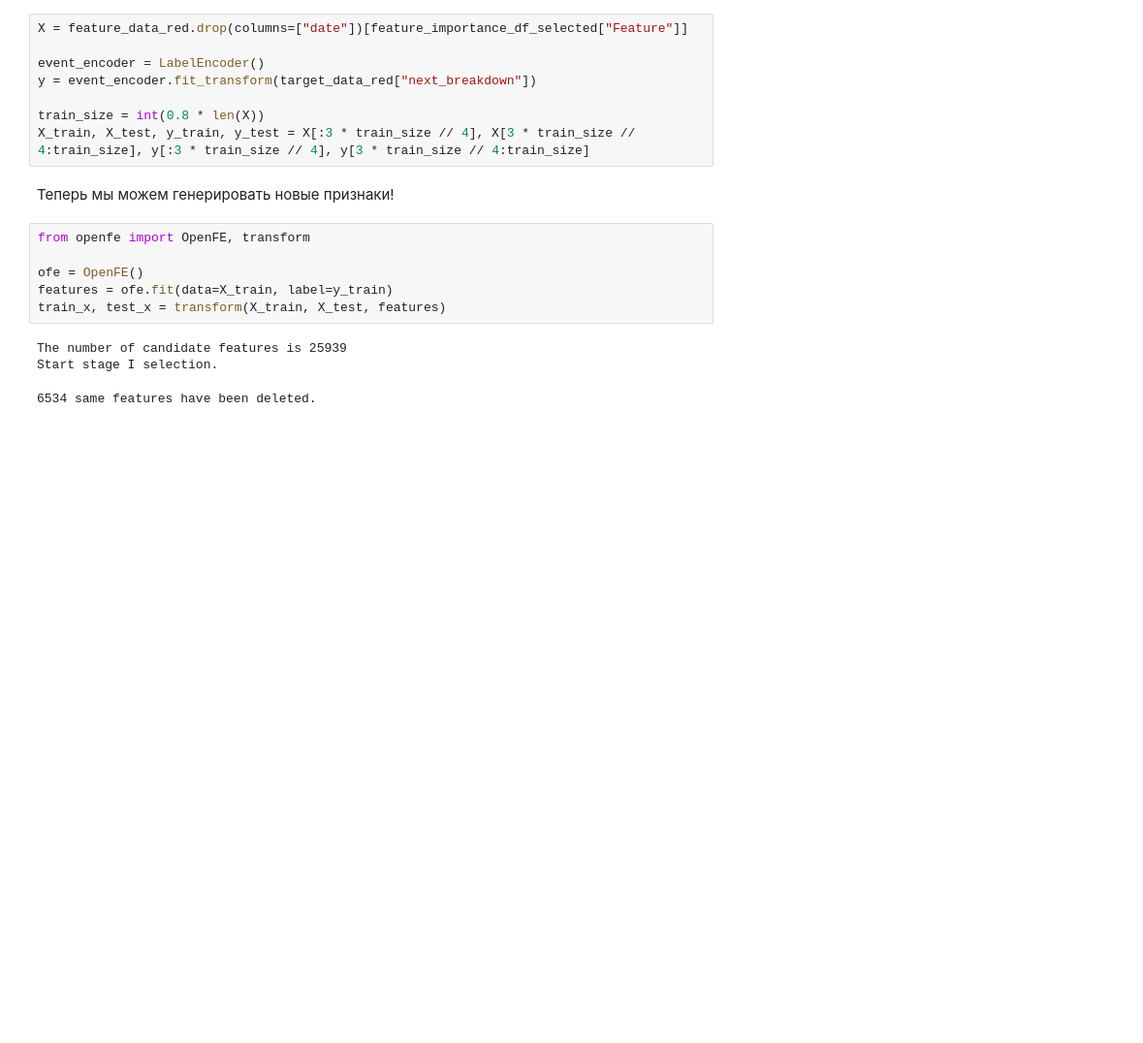
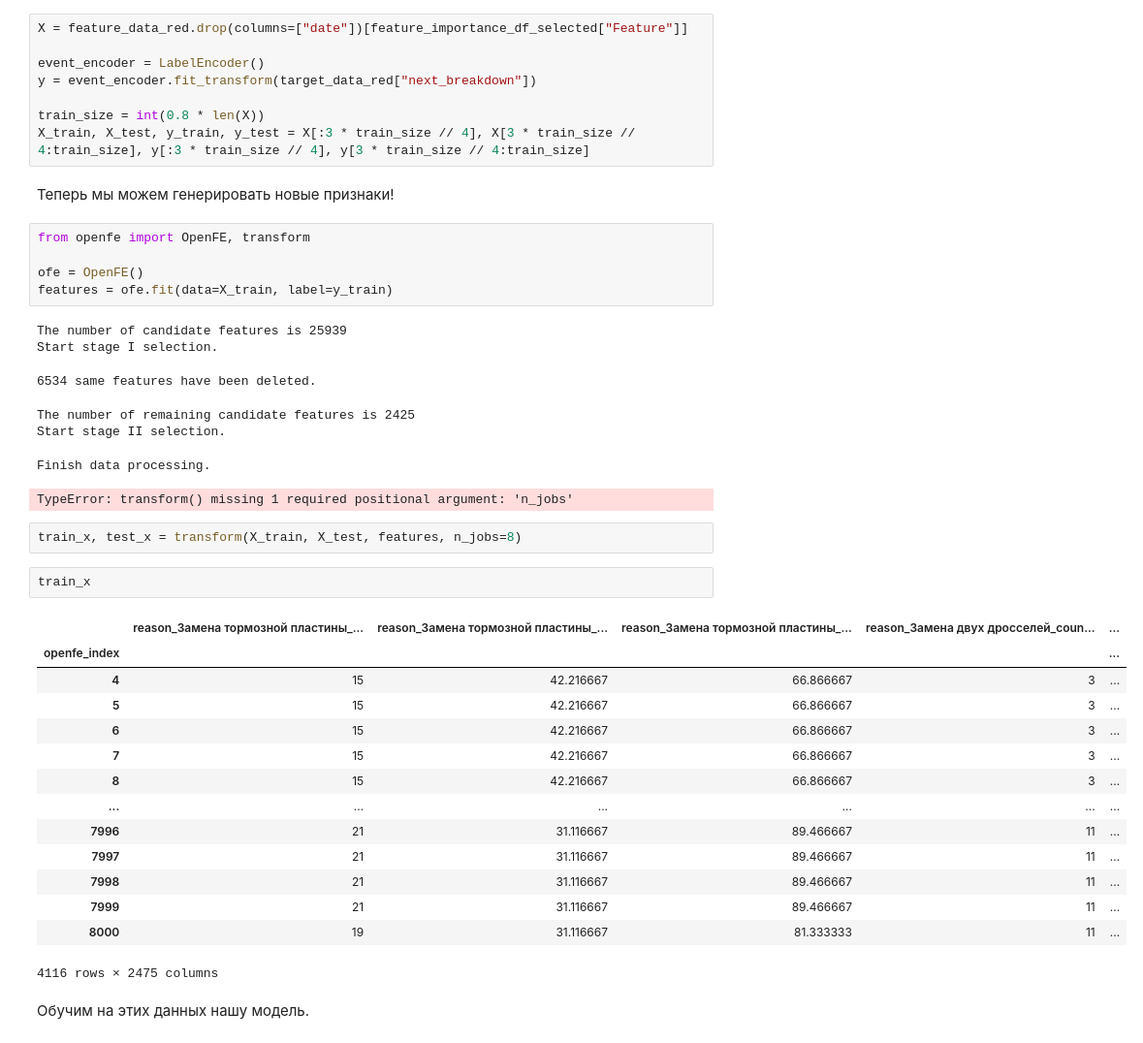
Before and after one commit to MaximIgitov/baltika_hack, a Jupyter notebook: Experiments.ipynb, the cells around one changed output. Shown: that part at 97% size. Cells and saved outputs as stored; diff of their text form; blank space fills up the shorter version.

```diff
--- a/Experiments.ipynb
+++ b/Experiments.ipynb
@@ -670,8 +670,32 @@ from openfe import OpenFE, transform
 
 ofe = OpenFE()
 features = ofe.fit(data=X_train, label=y_train)
-train_x, test_x = transform(X_train, X_test, features)
 # %% [output]
 The number of candidate features is 25939
 Start stage I selection.
 6534 same features have been deleted.
+The number of remaining candidate features is 2425
+Start stage II selection.
+Finish data processing.
+TypeError: transform() missing 1 required positional argument: 'n_jobs'
+# %%
+train_x, test_x = transform(X_train, X_test, features, n_jobs=8)
+# %%
+train_x
+# %% [output]
+|  | reason_Замена тормозной пластины_... | reason_Замена тормозной пластины_... | reason_Замена тормозной пластины_... | reason_Замена двух дросселей_coun... | ... |
+| openfe_index |  |  |  |  | ... |
+| 4 | 15 | 42.216667 | 66.866667 | 3 | ... |
+| 5 | 15 | 42.216667 | 66.866667 | 3 | ... |
+| 6 | 15 | 42.216667 | 66.866667 | 3 | ... |
+| 7 | 15 | 42.216667 | 66.866667 | 3 | ... |
+| 8 | 15 | 42.216667 | 66.866667 | 3 | ... |
+| ... | ... | ... | ... | ... | ... |
+| 7996 | 21 | 31.116667 | 89.466667 | 11 | ... |
+| 7997 | 21 | 31.116667 | 89.466667 | 11 | ... |
+| 7998 | 21 | 31.116667 | 89.466667 | 11 | ... |
+| 7999 | 21 | 31.116667 | 89.466667 | 11 | ... |
+| 8000 | 19 | 31.116667 | 81.333333 | 11 | ... |
+4116 rows × 2475 columns
+# %% [markdown]
+Обучим на этих данных нашу модель.
```
Also changed, not shown: parts of 3 cells of this notebook.
